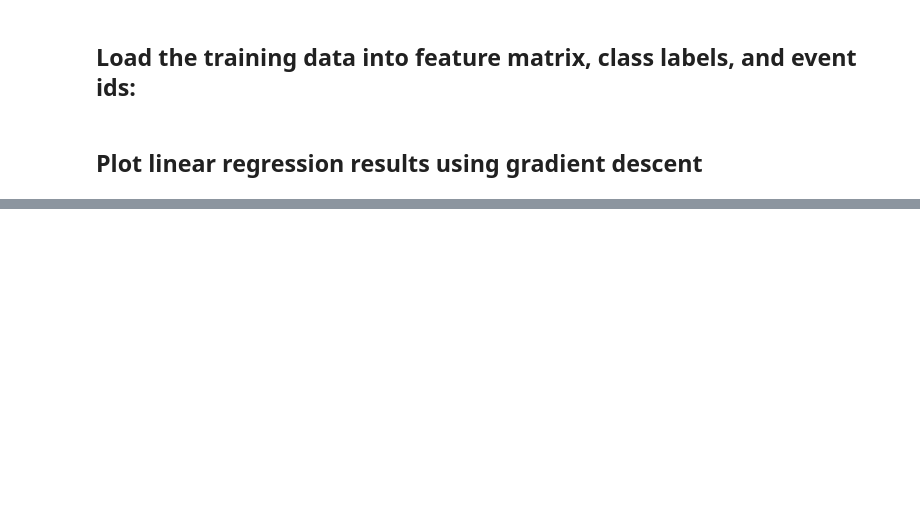
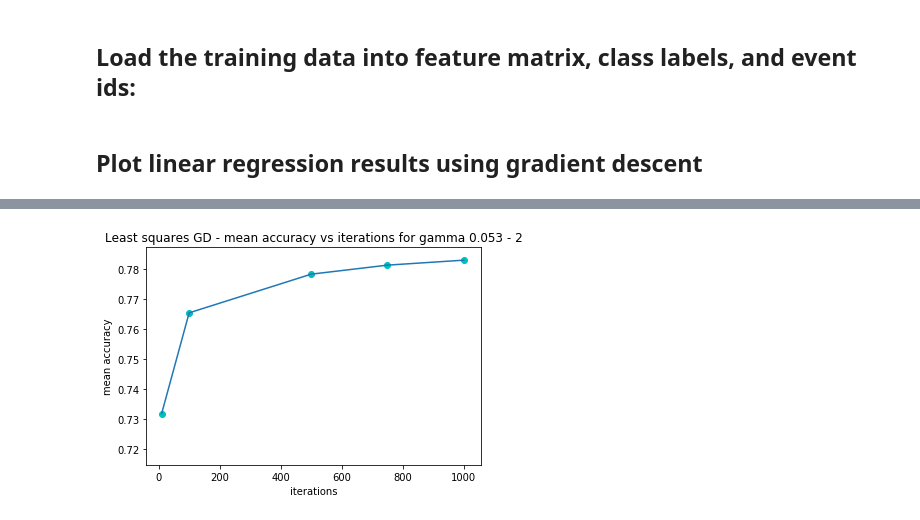
Before and after one commit to AdrienBertaud/Find-the-Higgs-boson-with-machine-learning, a Jupyter notebook: plot_lin_reg_GD.ipynb, the cells around one changed output, grey strips where cells are left out. Saved outputs shown, nothing was run; the diff lists cells and outputs as text; code cells hidden in the pictures; blank space fills up the shorter version.

```diff
--- a/plot_lin_reg_GD.ipynb
+++ b/plot_lin_reg_GD.ipynb
@@ -194,0 +159,22 @@ for max_iter in max_iters_uniq:
+# %%
+accuracies = []
+iterations = []
+
+for item in eval:
+    param = item['parameters']
+
+    if best_gamma == param['gamma']:
+        accuracies.append(item['mean_accuracy'])
+        iterations.append(param['max_iters'])
+        plt.scatter(param['max_iters'], item['mean_accuracy'], color ='c')
+
+directory = 'plots'
+title = 'Least squares GD - mean accuracy vs iterations for gamma ' + str(best_gamma)
+plt.title(title)
+plt.plot(iterations,accuracies)
+plt.xlabel('iterations')
+plt.ylabel('mean accuracy')
+plt.savefig(directory + title + '.jpg')
+plt.show()
+# %% [output]
+[figure, added]
```
Also changed, not shown: parts of 5 cells of this notebook, 21 other files.
